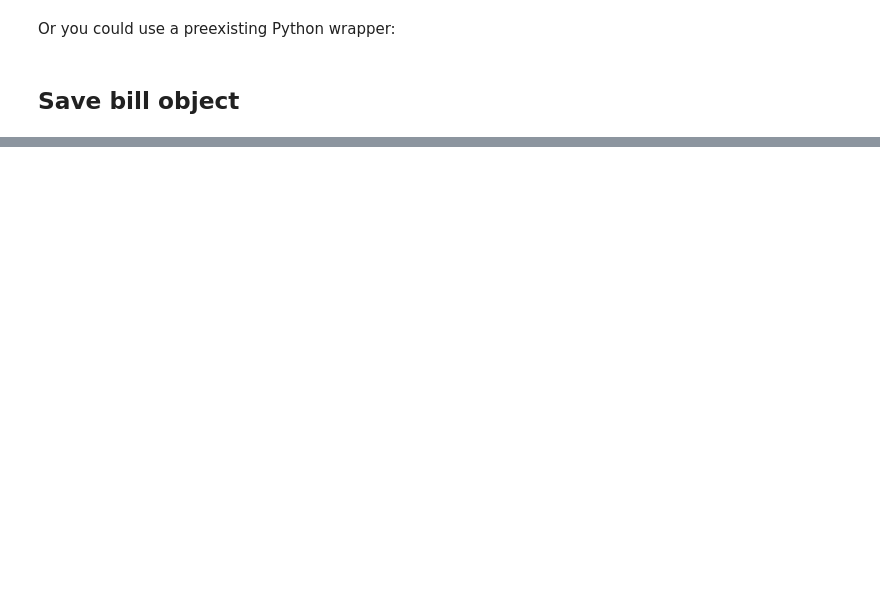
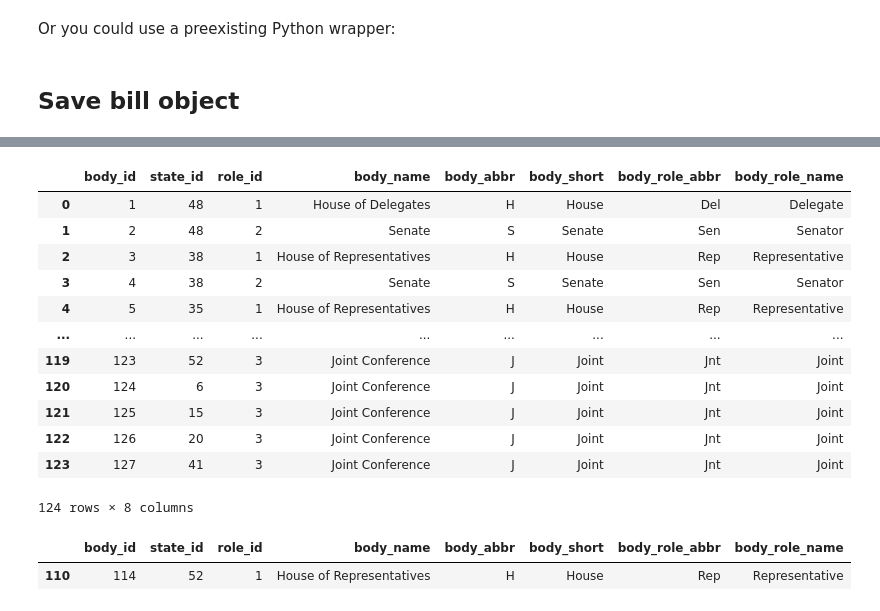
Before and after one commit to cirlabs/legiscan-training, a Jupyter notebook: 02_clean/02_get_bills.ipynb, the cells around one changed output, grey strips where cells are left out. Drawn from its saved outputs; the diff is of its cells as text; code cells hidden in the pictures; blank space fills up the shorter version.

```diff
--- a/02_clean/02_get_bills.ipynb
+++ b/02_clean/02_get_bills.ipynb
@@ -12,4 +23,8 @@ from IPython.display import Image
 from legcop import LegiScan
+# %%
+dictionary = DataDictionary('../01_inputs/documentation/bill_data_dict.json')
+static_tables = StaticTables()
+legis = LegiScan()
 # %% [markdown]
 ## Retrieve a bill
 # %% [markdown]
@@ -131,0 +146,23 @@ df.to_csv('../04_outputs/csv/US_117th_congress.csv', index=False)
+# %%
+body_table = static_tables.load('body')
+# %%
+body_table
+# %% [output]
+|  | body_id | state_id | role_id | body_name | body_abbr | body_short | body_role_abbr | body_role_name |
+| 0 | 1 | 48 | 1 | House of Delegates | H | House | Del | Delegate |
+| 1 | 2 | 48 | 2 | Senate | S | Senate | Sen | Senator |
+| 2 | 3 | 38 | 1 | House of Representatives | H | House | Rep | Representative |
+| 3 | 4 | 38 | 2 | Senate | S | Senate | Sen | Senator |
+| 4 | 5 | 35 | 1 | House of Representatives | H | House | Rep | Representative |
+| ... | ... | ... | ... | ... | ... | ... | ... | ... |
+| 119 | 123 | 52 | 3 | Joint Conference | J | Joint | Jnt | Joint |
+| 120 | 124 | 6 | 3 | Joint Conference | J | Joint | Jnt | Joint |
+| 121 | 125 | 15 | 3 | Joint Conference | J | Joint | Jnt | Joint |
+| 122 | 126 | 20 | 3 | Joint Conference | J | Joint | Jnt | Joint |
+| 123 | 127 | 41 | 3 | Joint Conference | J | Joint | Jnt | Joint |
+124 rows × 8 columns
+# %%
+body_table[body_table['body_id'] == 114]
+# %% [output]
+|  | body_id | state_id | role_id | body_name | body_abbr | body_short | body_role_abbr | body_role_name |
+| 110 | 114 | 52 | 1 | House of Representatives | H | House | Rep | Representative |
```
Also changed, not shown: parts of 61 cells of this notebook, 1 other file.
